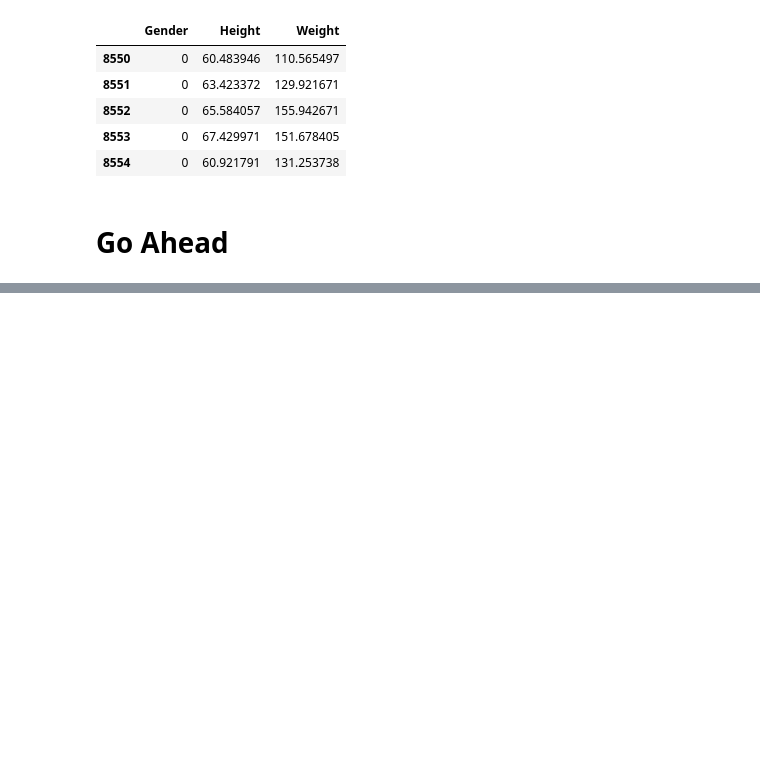
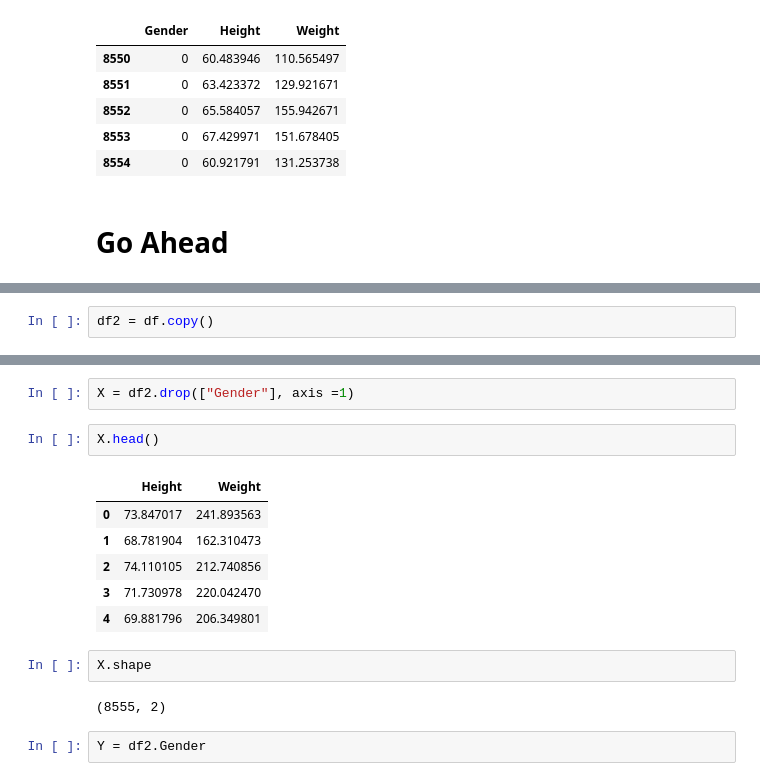
Before and after one commit to saquib-hassan/ml_b24, a Jupyter notebook: Assignment_Height_Weight/KNN Assessment.ipynb, the cells around one changed output, grey strips where cells are left out. Cells and saved outputs as stored; diff of their text form; blank space fills up the shorter version.

```diff
--- a/Assignment_Height_Weight/KNN Assessment.ipynb
+++ b/Assignment_Height_Weight/KNN Assessment.ipynb
@@ -55,0 +186,2 @@ df.tail()
+# %%
+df2 = df.copy()
@@ -55,0 +206,17 @@ df.tail()
+# %%
+X = df2.drop(["Gender"], axis =1)
+# %%
+X.head()
+# %% [output]
+|  | Height | Weight |
+| 0 | 73.847017 | 241.893563 |
+| 1 | 68.781904 | 162.310473 |
+| 2 | 74.110105 | 212.740856 |
+| 3 | 71.730978 | 220.042470 |
+| 4 | 69.881796 | 206.349801 |
+# %%
+X.shape
+# %% [output]
+(8555, 2)
+# %%
+Y = df2.Gender
```
Also changed, not shown: parts of 68 cells of this notebook, 1 other file.
